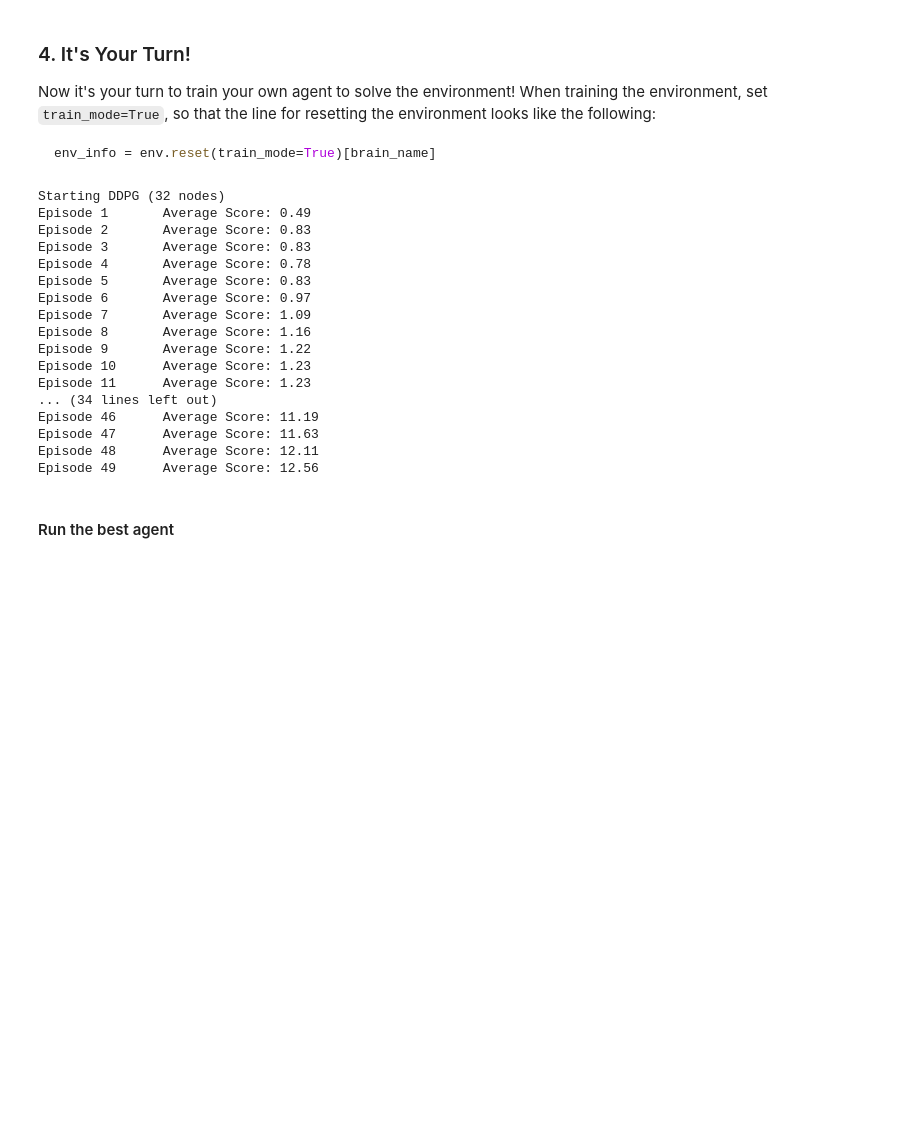
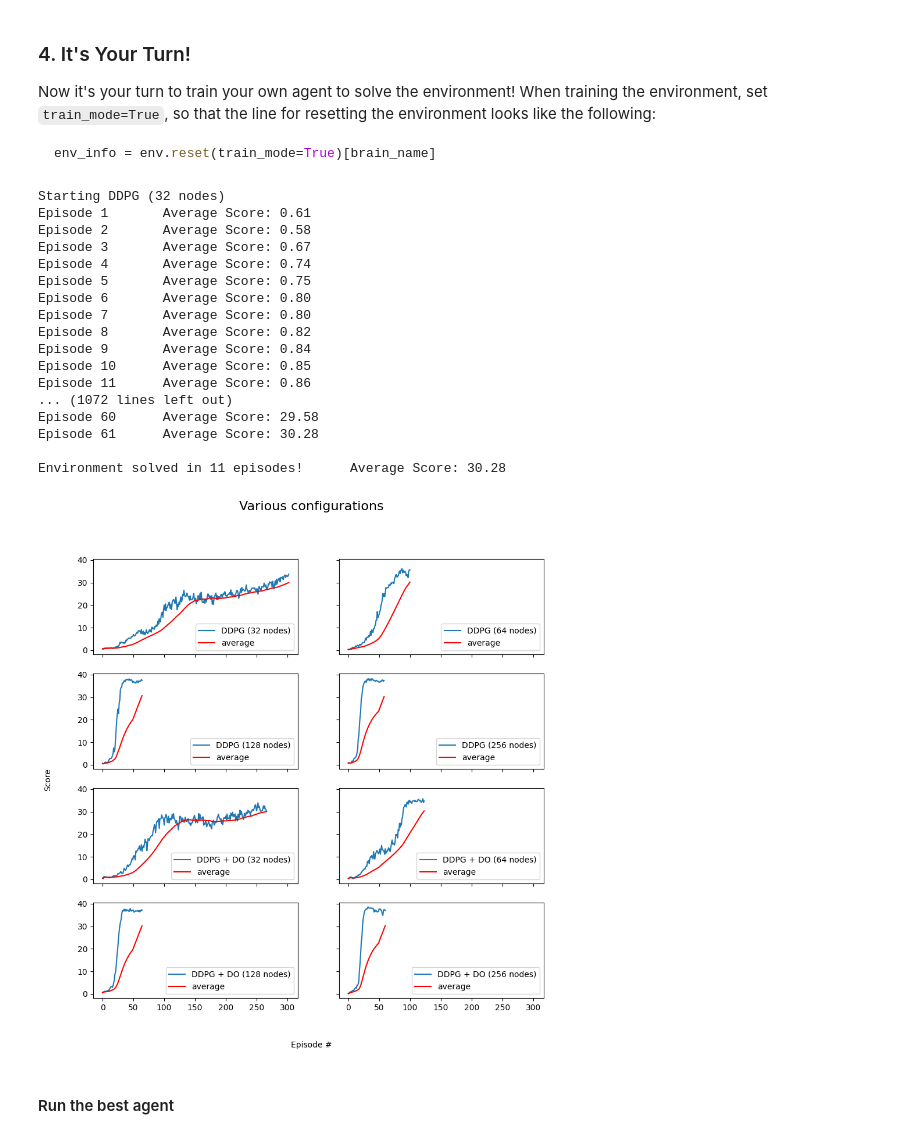
Before and after one commit to michaelprichardson/udacity-rl-continuos-control, a Jupyter notebook: Continuous_Control.ipynb, the cells around one changed output. Drawn from its saved outputs; the diff is of its cells as text; code cells hidden in the pictures; blank space fills up the shorter version.

```diff
--- a/Continuous_Control.ipynb
+++ b/Continuous_Control.ipynb
@@ -135,7 +136,7 @@ env_info = env.reset(train_mode=True)[brain_name]
 # %%
 env_info = env.reset(train_mode=True)[brain_name]
 # %%
-def ddpg(n_episodes=10000, max_t=1000, print_every=50, train_mode=True,
+def ddpg(n_episodes=1000, max_t=1000, print_every=50, train_mode=True,
          actor_ckpt_path='checkpoints/checkpoint.pth', critic_ckpt_path='checkpoints/checkpoint.pth'):
     scores_deque = deque(maxlen=print_every)
     scores = []
@@ -165,12 +166,9 @@ def ddpg(n_episodes=10000, max_t=1000, print_every=50, train_mode=True,
         rolling_avgs.append(rolling_avg)     # save most recent rolling average
 
         print('\rEpisode {}\tAverage Score: {:.2f}'.format(i_episode, rolling_avg, end=""))
-        torch.save(agent.actor_local.state_dict(), actor_ckpt_path)
-        torch.save(agent.critic_local.state_dict(), critic_ckpt_path)
 
         if i_episode % print_every == 0:
             print('\rEpisode {}\tAverage Score: {:.2f}'.format(i_episode, rolling_avg))
-            plot_scores(scores, rolling_avg)
         if rolling_avg >= 30.0:
             print('\nEnvironment solved in {:d} episodes!\tAverage Score: {:.2f}'.format(i_episode - print_every, rolling_avg))
             torch.save(agent.actor_local.state_dict(), actor_ckpt_path)
@@ -203,7 +201,10 @@ for ii in range(len(methods)):
         state_size=state_size,
         action_size=action_size,
         n_agents=num_agents,
-        random_seed=1
+        random_seed=1,
+        layer_1=method['nodes'],
+        layer_2=method['nodes'],
+        use_dropout=method['use_dropout']
     )
 
     scores, avgs = ddpg(
@@ -221,36 +222,38 @@ for ii in range(len(methods)):
     })
 # %% [output]
 Starting DDPG (32 nodes)
-Episode 1       Average Score: 0.49
-Episode 2       Average Score: 0.83
-Episode 3       Average Score: 0.83
-Episode 4       Average Score: 0.78
-Episode 5       Average Score: 0.83
-Episode 6       Average Score: 0.97
-Episode 7       Average Score: 1.09
-Episode 8       Average Score: 1.16
-Episode 9       Average Score: 1.22
-Episode 10      Average Score: 1.23
-Episode 11      Average Score: 1.23
-... (34 lines left out)
-Episode 46      Average Score: 11.19
-Episode 47      Average Score: 11.63
-Episode 48      Average Score: 12.11
-Episode 49      Average Score: 12.56
+Episode 1       Average Score: 0.61
+Episode 2       Average Score: 0.58
+Episode 3       Average Score: 0.67
+Episode 4       Average Score: 0.74
+Episode 5       Average Score: 0.75
+Episode 6       Average Score: 0.80
+Episode 7       Average Score: 0.80
+Episode 8       Average Score: 0.82
+Episode 9       Average Score: 0.84
+Episode 10      Average Score: 0.85
+Episode 11      Average Score: 0.86
+... (1072 lines left out)
+Episode 60      Average Score: 29.58
+Episode 61      Average Score: 30.28
+
+Environment solved in 11 episodes!      Average Score: 30.28
 # %%
-fig, axs = plt.subplots(5, 2, figsize=(10, 10), dpi=100, sharex=True, sharey=True)
+fig, axs = plt.subplots(4, 2, figsize=(10, 10), dpi=100, sharex=True, sharey=True)
 fig.suptitle('Various configurations', fontsize=16)
 fig.text(0.5, 0.04, 'Episode #', ha='center')
 fig.text(0.04, 0.5, 'Score', va='center', rotation='vertical')
 
 for ii in range(len(data)):
     row = math.floor(ii / 2)
     col = ii % 2
 
     axs[row, col].plot(np.arange(len(data[ii]['scores'])), data[ii]['scores'], label=data[ii]['title'])
     axs[row, col].plot(np.arange(len(data[ii]['avgs'])), data[ii]['avgs'], c='r', label='average')
 
-    axs[row, col].legend(loc='upper left');
+    axs[row, col].legend(loc='lower right');
+# %% [output]
+[figure, added]
 # %% [markdown]
 #### Run the best agent
 # %%
```
Also changed, not shown: parts of 4 cells of this notebook.
